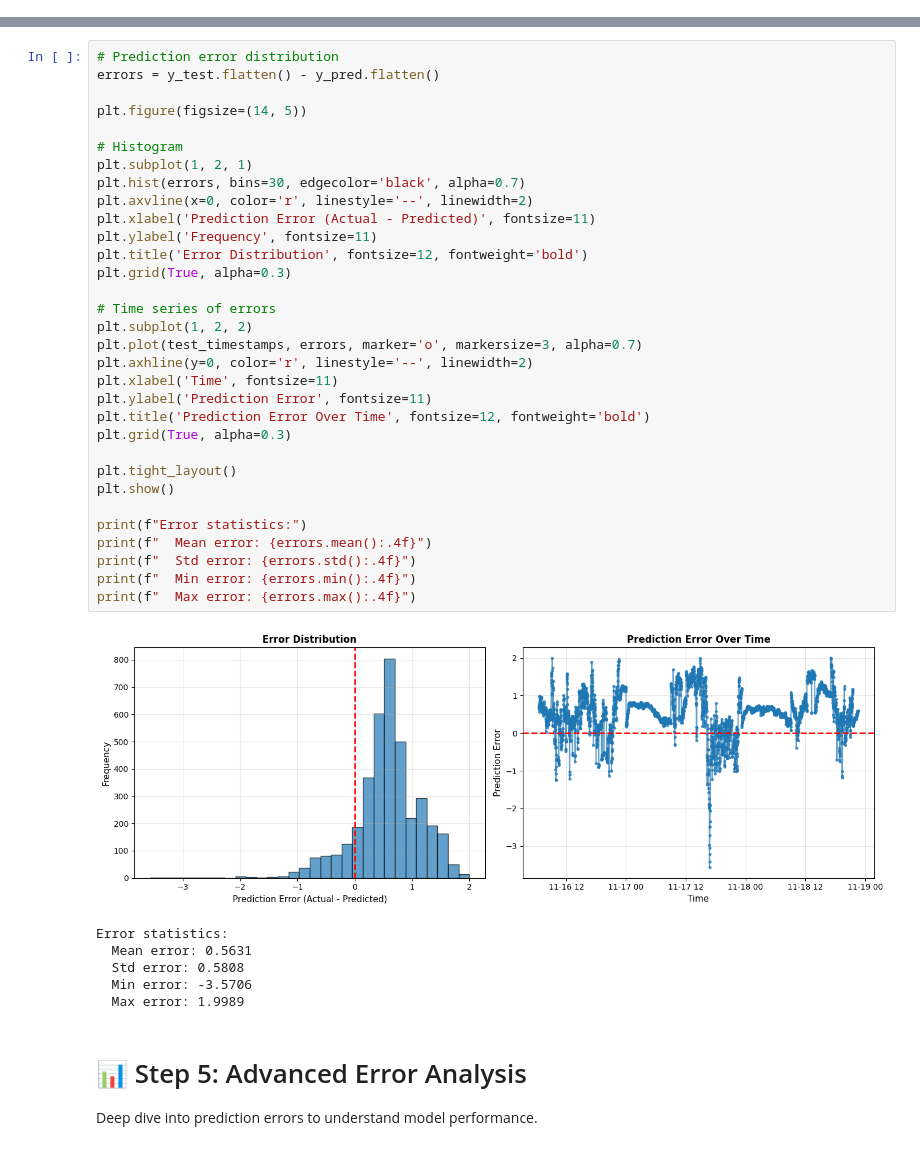
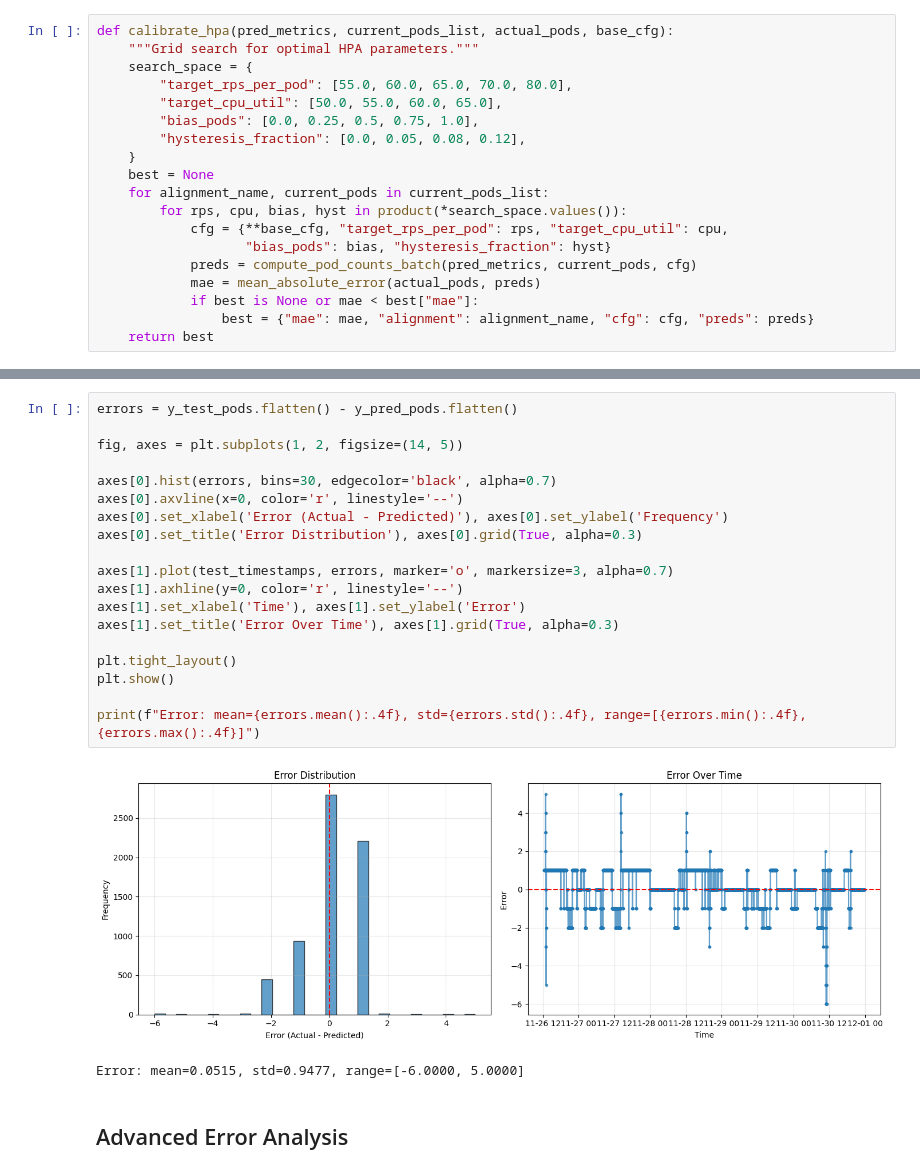
Before and after one commit to Praveen1214/time-series-forcasting-model-k8s, a Jupyter notebook: notebooks/Informer-model-direct-podcount-prediction/Informer_K8s_Pod_Prediction.ipynb, the cells around one changed output, grey strips where cells are left out. Drawn from its saved outputs; the diff is of its cells as text.

```diff
--- a/notebooks/Informer-model-direct-podcount-prediction/Informer_K8s_Pod_Prediction.ipynb
+++ b/notebooks/Informer-model-direct-podcount-prediction/Informer_K8s_Pod_Prediction.ipynb
@@ -1557 +761,20 @@ Average prediction time per sample: 0.58 ms
+# %%
+def calibrate_hpa(pred_metrics, current_pods_list, actual_pods, base_cfg):
+    """Grid search for optimal HPA parameters."""
+    search_space = {
+        "target_rps_per_pod": [55.0, 60.0, 65.0, 70.0, 80.0],
+        "target_cpu_util": [50.0, 55.0, 60.0, 65.0],
+        "bias_pods": [0.0, 0.25, 0.5, 0.75, 1.0],
+        "hysteresis_fraction": [0.0, 0.05, 0.08, 0.12],
+    }
+    best = None
+    for alignment_name, current_pods in current_pods_list:
+        for rps, cpu, bias, hyst in product(*search_space.values()):
+            cfg = {**base_cfg, "target_rps_per_pod": rps, "target_cpu_util": cpu,
+                   "bias_pods": bias, "hysteresis_fraction": hyst}
+            preds = compute_pod_counts_batch(pred_metrics, current_pods, cfg)
+            mae = mean_absolute_error(actual_pods, preds)
+            if best is None or mae < best["mae"]:
+                best = {"mae": mae, "alignment": alignment_name, "cfg": cfg, "preds": preds}
+    return best
 # %%
@@ -1633,44 +858,25 @@ Correlation coefficient: 0.9839
 # %%
-# Prediction error distribution
-errors = y_test.flatten() - y_pred.flatten()
+errors = y_test_pods.flatten() - y_pred_pods.flatten()
 
-plt.figure(figsize=(14, 5))
+fig, axes = plt.subplots(1, 2, figsize=(14, 5))
 
-# Histogram
-plt.subplot(1, 2, 1)
-plt.hist(errors, bins=30, edgecolor='black', alpha=0.7)
-plt.axvline(x=0, color='r', linestyle='--', linewidth=2)
-plt.xlabel('Prediction Error (Actual - Predicted)', fontsize=11)
-plt.ylabel('Frequency', fontsize=11)
-plt.title('Error Distribution', fontsize=12, fontweight='bold')
-plt.grid(True, alpha=0.3)
+axes[0].hist(errors, bins=30, edgecolor='black', alpha=0.7)
+axes[0].axvline(x=0, color='r', linestyle='--')
+axes[0].set_xlabel('Error (Actual - Predicted)'), axes[0].set_ylabel('Frequency')
+axes[0].set_title('Error Distribution'), axes[0].grid(True, alpha=0.3)
 
-# Time series of errors
-plt.subplot(1, 2, 2)
-plt.plot(test_timestamps, errors, marker='o', markersize=3, alpha=0.7)
-plt.axhline(y=0, color='r', linestyle='--', linewidth=2)
-plt.xlabel('Time', fontsize=11)
-plt.ylabel('Prediction Error', fontsize=11)
-plt.title('Prediction Error Over Time', fontsize=12, fontweight='bold')
-plt.grid(True, alpha=0.3)
+axes[1].plot(test_timestamps, errors, marker='o', markersize=3, alpha=0.7)
+axes[1].axhline(y=0, color='r', linestyle='--')
+axes[1].set_xlabel('Time'), axes[1].set_ylabel('Error')
+axes[1].set_title('Error Over Time'), axes[1].grid(True, alpha=0.3)
 
 plt.tight_layout()
 plt.show()
 
-print(f"Error statistics:")
-print(f"  Mean error: {errors.mean():.4f}")
-print(f"  Std error: {errors.std():.4f}")
-print(f"  Min error: {errors.min():.4f}")
-print(f"  Max error: {errors.max():.4f}")
+print(f"Error: mean={errors.mean():.4f}, std={errors.std():.4f}, range=[{errors.min():.4f}, {errors.max():.4f}]")
 # %% [output]
-[figure, old version]
+[figure, new version]
-Error statistics:
-  Mean error: 0.5631
-  Std error: 0.5808
-  Min error: -3.5706
-  Max error: 1.9989
+Error: mean=0.0515, std=0.9477, range=[-6.0000, 5.0000]
 # %% [markdown]
-# 📊 Step 5: Advanced Error Analysis
-
-Deep dive into prediction errors to understand model performance.
+## Advanced Error Analysis
 # %%
```
Also changed, not shown: parts of 64 cells of this notebook, 4 other files.
